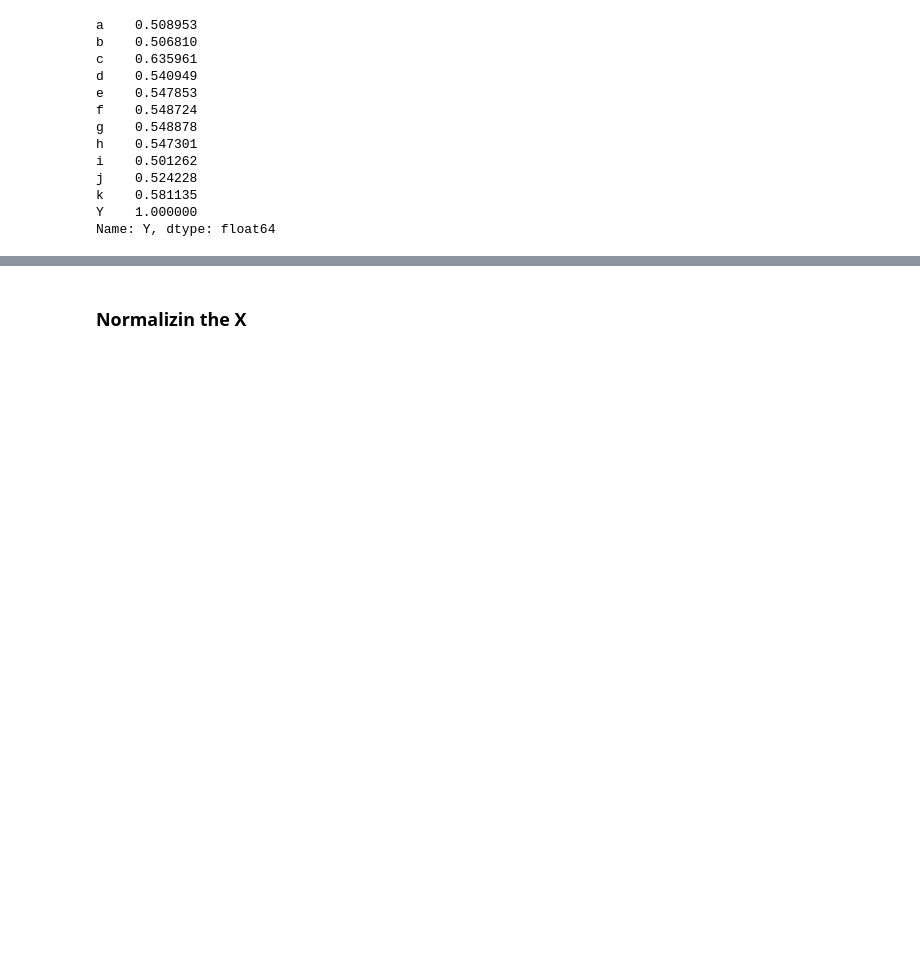
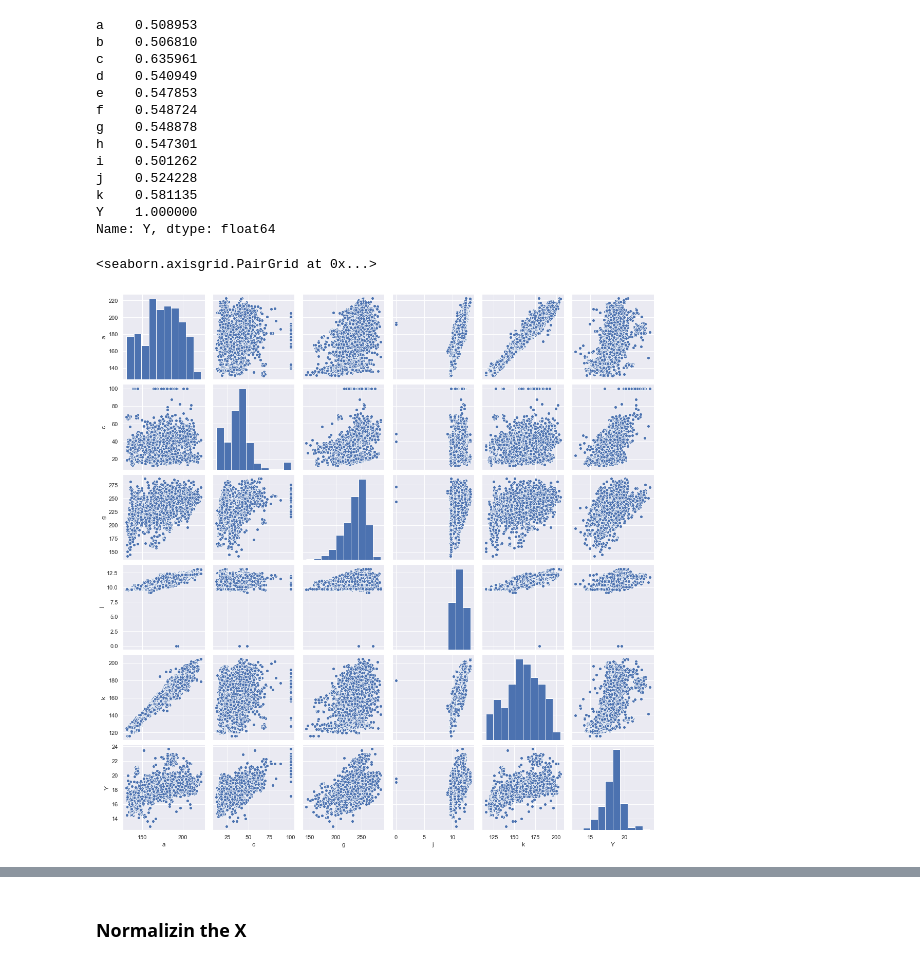
Before and after one commit to rickystanley76/steamflow-new-data, a Jupyter notebook: EDA_algoTesting.ipynb, the cells around one changed output, grey strips where cells are left out. Saved outputs shown, nothing was run; the diff lists cells and outputs as text; code cells hidden in the pictures; blank space fills up the shorter version.

```diff
--- a/EDA_algoTesting.ipynb
+++ b/EDA_algoTesting.ipynb
@@ -150,3 +150,19 @@ j    0.524228
 k    0.581135
 Y    1.000000
 Name: Y, dtype: float64
+# %%
+newdf= df[['a',
+       'c',
+       'g',
+       'j',
+       'k',
+       'Y'
+      ]]
+# %%
+#pairplot is made when you only want to visualize the relationship between two variables,
+#where the variables can be continous, categorical (product type or part of day for example)
+#or booleans (yes/no - 1/0).
+sns.pairplot(newdf)
+# %% [output]
+<seaborn.axisgrid.PairGrid at 0x...>
+[figure, added]
```
Also changed, not shown: parts of 23 cells of this notebook, 4 other files.
